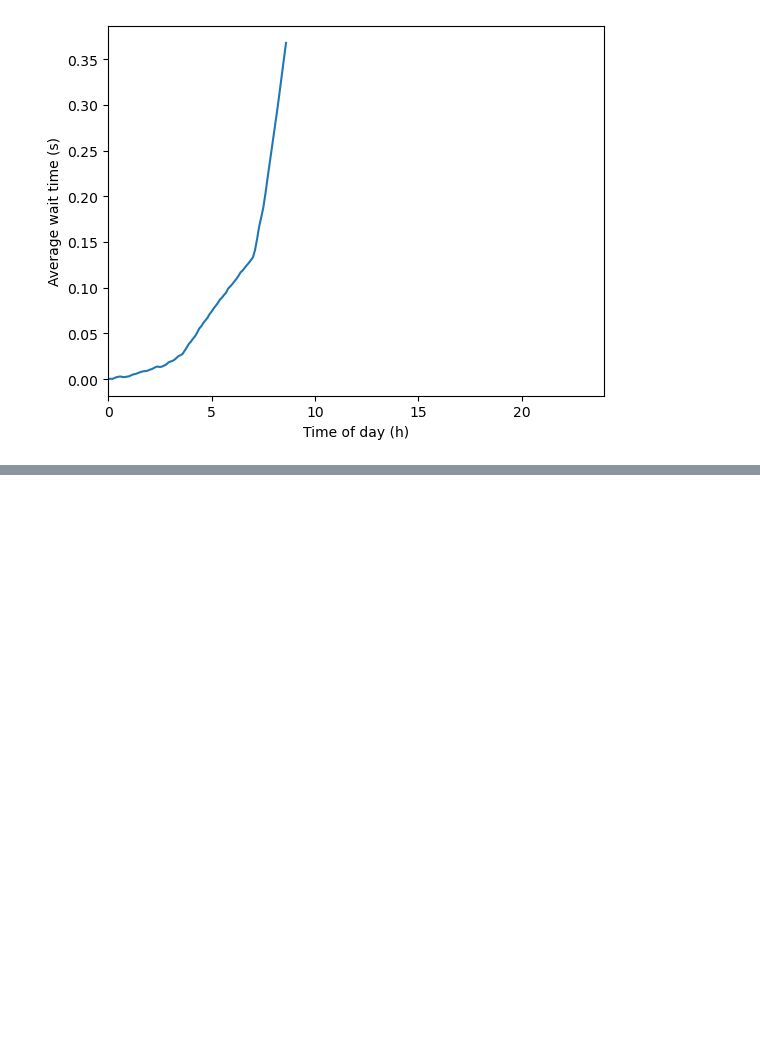
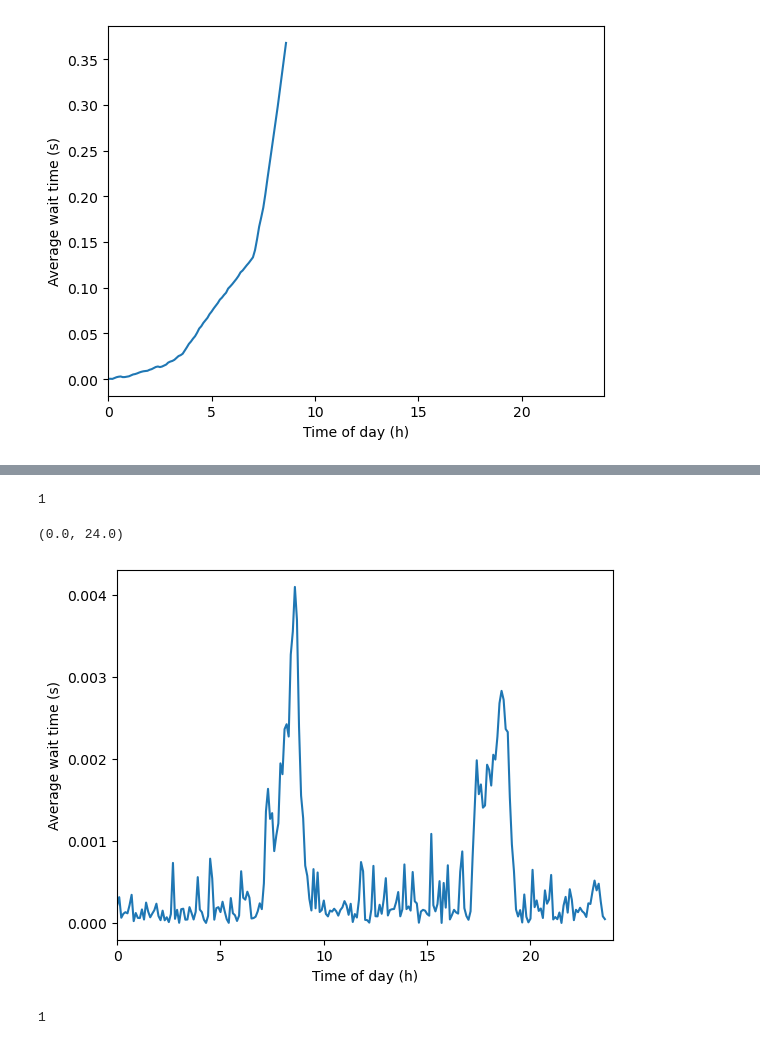
Before and after one commit to ReamG/am115_final, a Jupyter notebook: model.ipynb, the cells around one changed output, grey strips where cells are left out. Drawn from its saved outputs; the diff is of its cells as text; code cells hidden in the pictures; blank space fills up the shorter version.

```diff
--- a/model.ipynb
+++ b/model.ipynb
@@ -169,0 +204,20 @@ plt.xlim(0,24)
+# %%
+num_servers(budget, 400, 0.8)
+# %% [output]
+1
+# %%
+# 1 server with 400 cores each and 0.8 reliability, run 100 times
+r5 = repeat_sim(1, 0.8, 400, 100)
+# %%
+# Plot results
+plt.plot(times, r5)
+plt.xlabel("Time of day (h)")
+plt.ylabel("Average wait time (s)")
+plt.xlim(0,24)
+# %% [output]
+(0.0, 24.0)
+[figure, added]
+# %%
+num_servers(budget, 4, 0.9998)
+# %% [output]
+1
```
Also changed, not shown: parts of 13 cells of this notebook.
